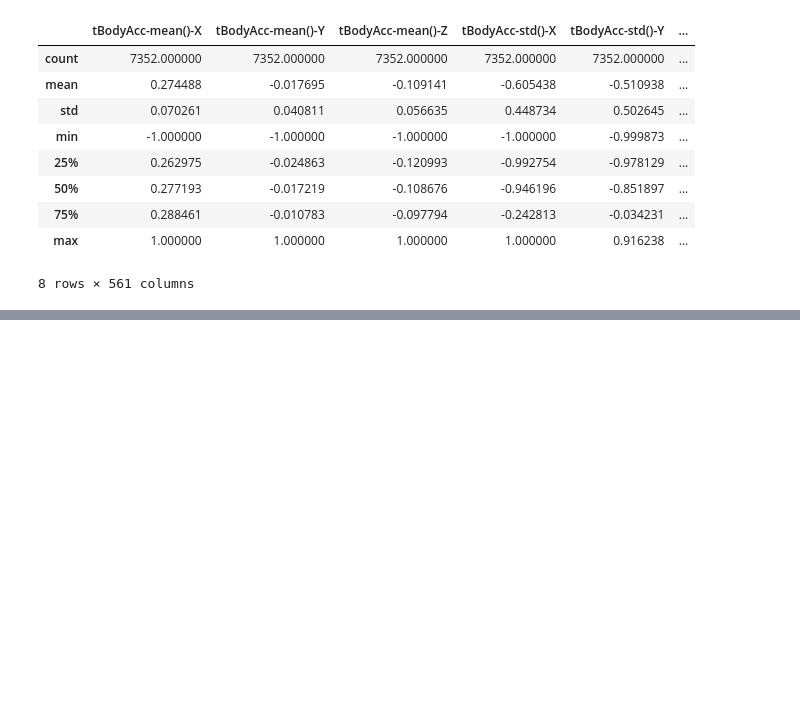
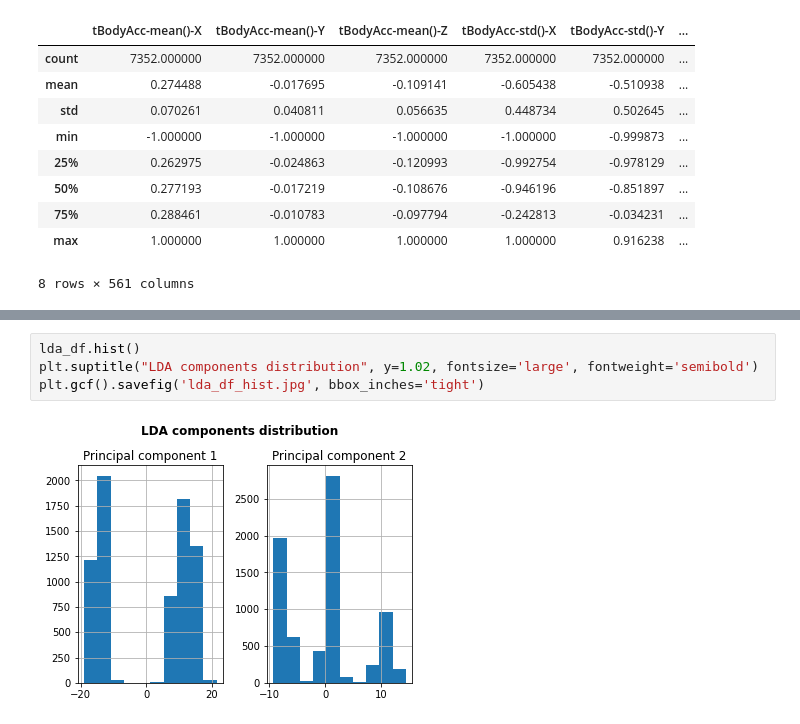
Before and after one commit to jamnicki/big_data, a Jupyter notebook: activities_classification.ipynb, the cells around one changed output, grey strips where cells are left out. Saved outputs shown, nothing was run; the diff lists cells and outputs as text; blank space fills up the shorter version.

```diff
--- a/activities_classification.ipynb
+++ b/activities_classification.ipynb
@@ -113,4 +116,10 @@ lda_df
 | 7350 | -14.592779 | 1.905171 | 2 |
 | 7351 | -15.564010 | 2.154951 | 2 |
 7352 rows × 3 columns
+# %%
+lda_df.hist()
+plt.suptitle("LDA components distribution", y=1.02, fontsize='large', fontweight='semibold')
+plt.gcf().savefig('lda_df_hist.jpg', bbox_inches='tight')
+# %% [output]
+[figure, added]
 # %%
```
Also changed, not shown: parts of 16 cells of this notebook, 2 other files.
